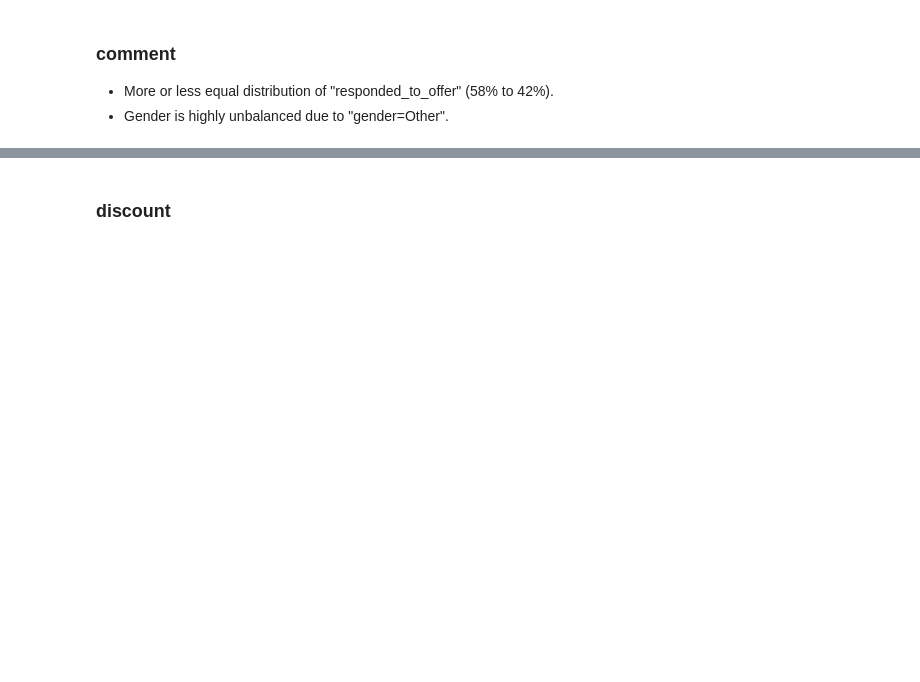
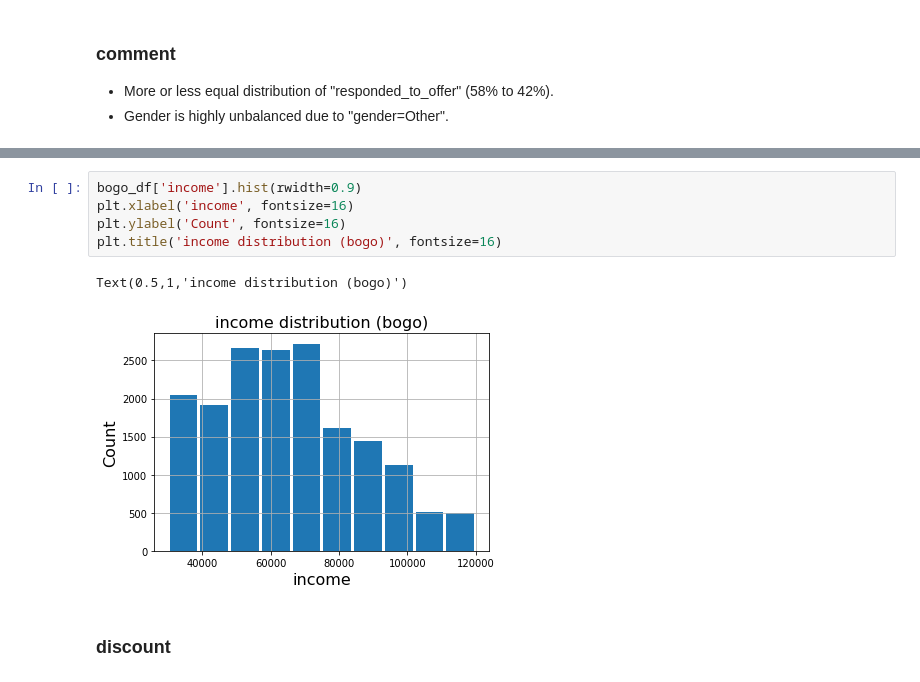
Before and after one commit to GoldOchsen666/Udacity_capstone_project, a Jupyter notebook: Starbucks_Capstone_notebook.ipynb, the cells around one changed output, grey strips where cells are left out. Cells and saved outputs as stored; diff of their text form; blank space fills up the shorter version.

```diff
--- a/Starbucks_Capstone_notebook.ipynb
+++ b/Starbucks_Capstone_notebook.ipynb
@@ -1159,3 +1164,11 @@ bogo_df['income'].hist(rwidth=0.9)
+# %%
+bogo_df['income'].hist(rwidth=0.9)
+plt.xlabel('income', fontsize=16)
+plt.ylabel('Count', fontsize=16)
+plt.title('income distribution (bogo)', fontsize=16)
+# %% [output]
+Text(0.5,1,'income distribution (bogo)')
+[figure, added]
 # %% [markdown]
 ### discount
 # %%
```
Also changed, not shown: parts of 14 cells of this notebook.
